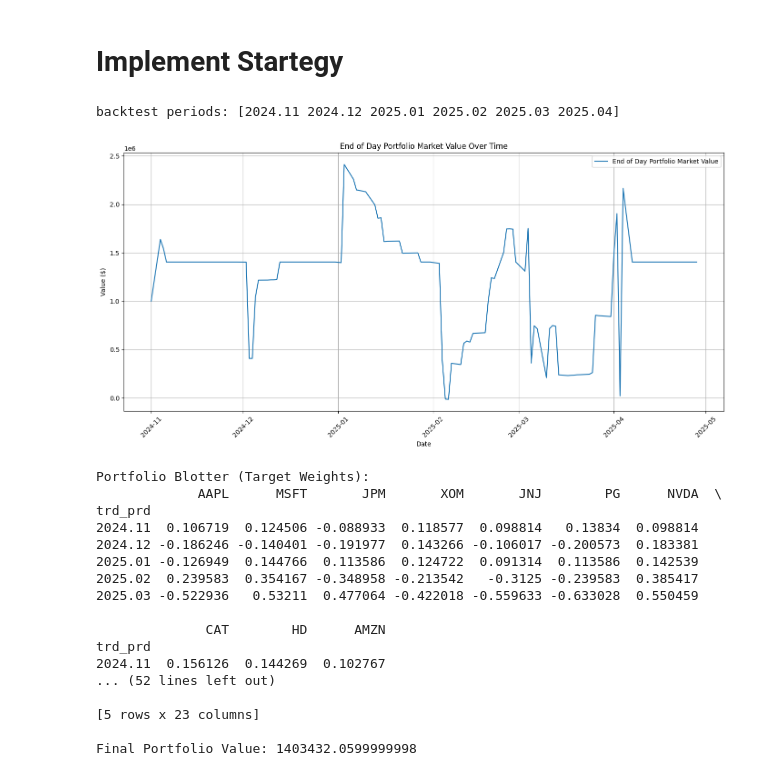
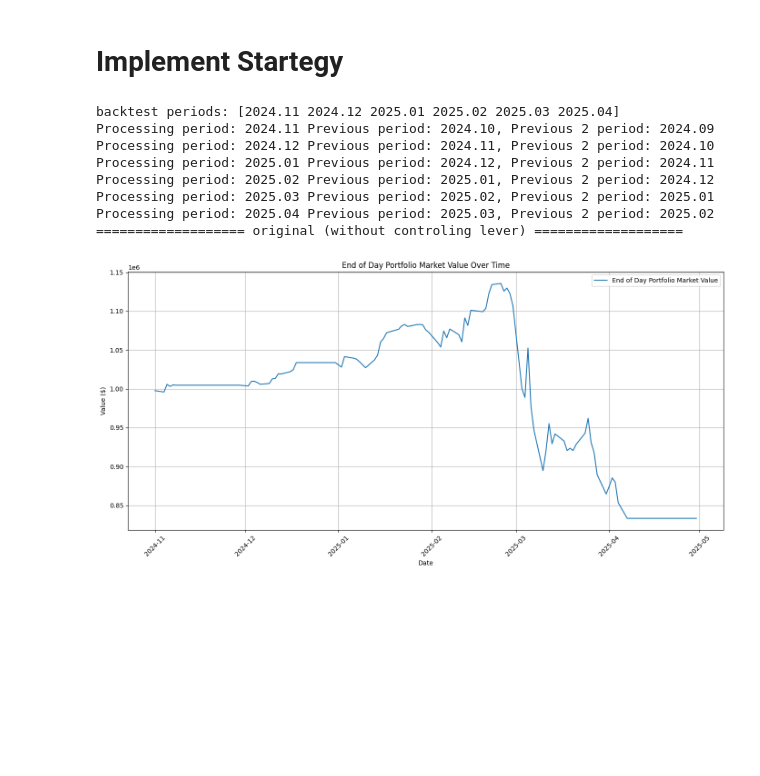
Before and after one commit to im-Tree/Fintech533-website, a Jupyter notebook: final_code.ipynb, the cells around one changed output. Cells and saved outputs as stored; diff of their text form; code cells hidden in the pictures; blank space fills up the shorter version.

```diff
--- a/final_code.ipynb
+++ b/final_code.ipynb
@@ -66,8 +66,8 @@ for symbol in asset_symbols:
     df_daily_iv['trd_prd'] = calc_trd_prd(df_daily_iv['timestamp'])
 
     df_daily.to_csv(os.path.join(data_root, f'{symbol}_daily.csv'))
-    df_daily.to_csv(os.path.join(data_root, f'{symbol}_hourly.csv'))
-    df_daily.to_csv(os.path.join(data_root, f'{symbol}_iv.csv'))
+    df_hourly.to_csv(os.path.join(data_root, f'{symbol}_hourly.csv'))
+    df_daily_iv.to_csv(os.path.join(data_root, f'{symbol}_iv.csv'))
 
     daily_data_dict[symbol] = df_daily
     hourly_data_dict[symbol] = df_hourly
@@ -667,46 +698,38 @@ def backtest_strategy(daily_data_dict, hourly_data_dict, daily_iv_dict, df_yield
 # %%
 # Main execution
 import warnings
 warnings.filterwarnings('ignore')
-asset_blotter_dict, portfolio_blotter, ledger = backtest_strategy(
+asset_blotter_dict_original, portfolio_blotter_original, ledger_original = backtest_strategy(
     daily_data_dict, hourly_data_dict, daily_iv_dict, df_yield_spread, asset_symbols
 )
 
 # Plot performance
-plot_performance(ledger)
+print("=================== original (without controling lever) ===================")
+plot_performance(ledger_original)
 
-# Print summary
-print("\nPortfolio Blotter (Target Weights):")
-print(portfolio_blotter.head())
 
-print("\nSample Asset Blotter (AAPL):")
-print(asset_blotter_dict['AAPL'].head())
-
-print("\nLedger Sample:")
-print(ledger.head())
-
-print("\nFinal Portfolio Value:", ledger['Market Value'].iloc[-1])
-
-portfolio_blotter.to_csv('blotter.csv')
-ledger.to_csv('ledger.csv')
+# # Print summary
+# print("\nPortfolio Blotter (Target Weights):")
+# print(portfolio_blotter_original.head())
+#
+# print("\nSample Asset Blotter (AAPL):")
+# print(asset_blotter_dict_original['AAPL'].head())
+#
+# print("\nLedger Sample:")
+# print(ledger_original.head())
+#
+# print("\nFinal Portfolio Value:", ledger_original['Market Value'].iloc[-1])
+#
+portfolio_blotter_original.to_csv('blotter_original.csv')
+ledger_original.to_csv('ledger_original.csv')
 # %% [output]
 backtest periods: [2024.11 2024.12 2025.01 2025.02 2025.03 2025.04]
+Processing period: 2024.11 Previous period: 2024.10, Previous 2 period: 2024.09
+Processing period: 2024.12 Previous period: 2024.11, Previous 2 period: 2024.10
+Processing period: 2025.01 Previous period: 2024.12, Previous 2 period: 2024.11
+Processing period: 2025.02 Previous period: 2025.01, Previous 2 period: 2024.12
+Processing period: 2025.03 Previous period: 2025.02, Previous 2 period: 2025.01
+Processing period: 2025.04 Previous period: 2025.03, Previous 2 period: 2025.02
+=================== original (without controling lever) ===================
-[figure, old version]
+[figure, new version]
-Portfolio Blotter (Target Weights):
-             AAPL      MSFT       JPM       XOM       JNJ        PG      NVDA  \
-trd_prd
-2024.11  0.106719  0.124506 -0.088933  0.118577  0.098814   0.13834  0.098814
-2024.12 -0.186246 -0.140401 -0.191977  0.143266 -0.106017 -0.200573  0.183381
-2025.01 -0.126949  0.144766  0.113586  0.124722  0.091314  0.113586  0.142539
-2025.02  0.239583  0.354167 -0.348958 -0.213542   -0.3125 -0.239583  0.385417
-2025.03 -0.522936   0.53211  0.477064 -0.422018 -0.559633 -0.633028  0.550459
-
-              CAT        HD      AMZN
-trd_prd
-2024.11  0.156126  0.144269  0.102767
-... (52 lines left out)
-
-[5 rows x 23 columns]
-
-Final Portfolio Value: 1403432.0599999998
 # %%
```
Also changed, not shown: parts of 14 cells of this notebook, 57 other files.
